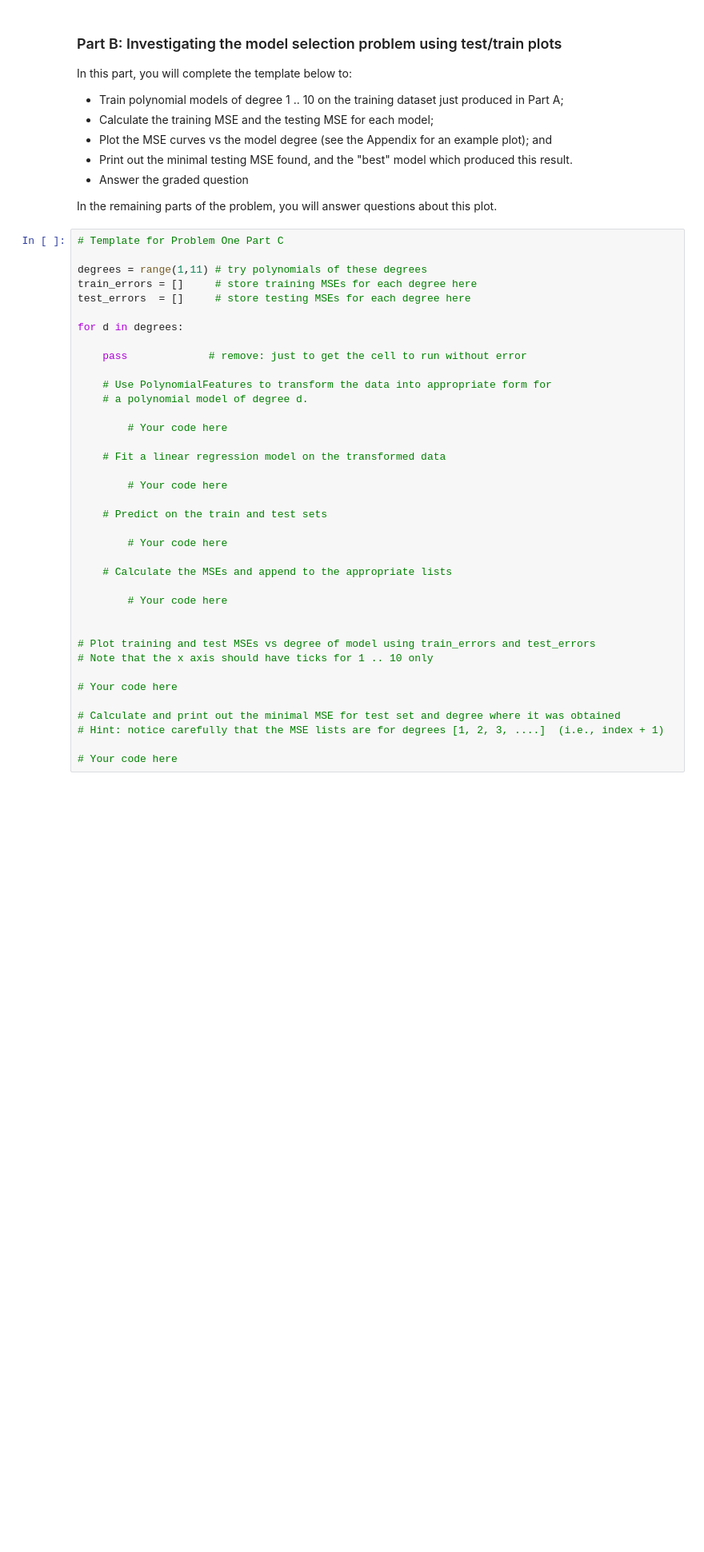
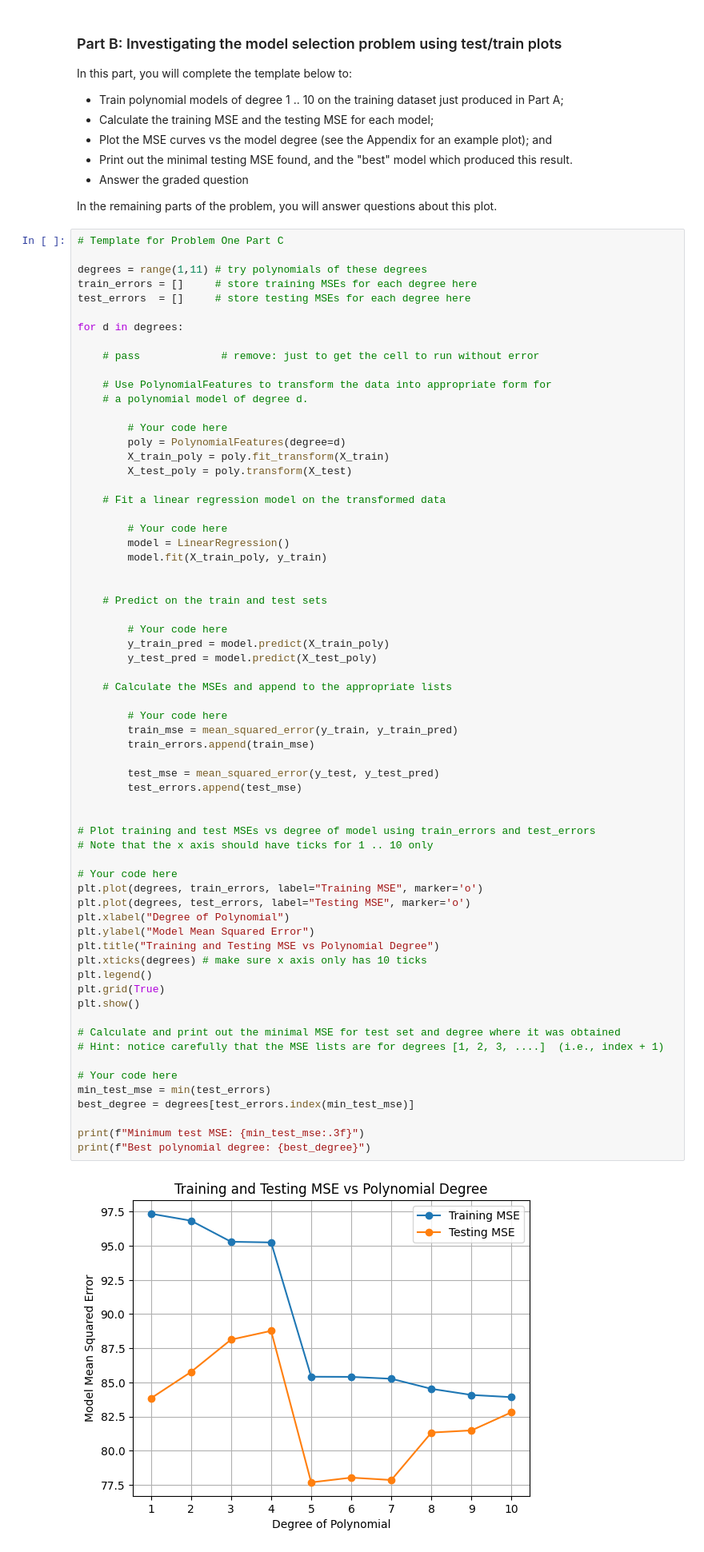
Before and after one commit to akmishra-1/Module-3-Assignments, a Jupyter notebook: Homework_03.ipynb, the cells around one changed output. Shown at 80% size. Saved outputs shown, nothing was run; the diff lists cells and outputs as text; blank space fills up the shorter version.

```diff
--- a/Homework_03.ipynb
+++ b/Homework_03.ipynb
@@ -155,32 +163,61 @@ test_errors  = []     # store testing MSEs for each degree here
 
 for d in degrees:
 
-    pass             # remove: just to get the cell to run without error
+    # pass             # remove: just to get the cell to run without error
 
     # Use PolynomialFeatures to transform the data into appropriate form for
     # a polynomial model of degree d.
 
         # Your code here
+        poly = PolynomialFeatures(degree=d)
+        X_train_poly = poly.fit_transform(X_train)
+        X_test_poly = poly.transform(X_test)
 
     # Fit a linear regression model on the transformed data
 
         # Your code here
+        model = LinearRegression()
+        model.fit(X_train_poly, y_train)
+
 
     # Predict on the train and test sets
 
         # Your code here
+        y_train_pred = model.predict(X_train_poly)
+        y_test_pred = model.predict(X_test_poly)
 
     # Calculate the MSEs and append to the appropriate lists
 
         # Your code here
+        train_mse = mean_squared_error(y_train, y_train_pred)
+        train_errors.append(train_mse)
+
+        test_mse = mean_squared_error(y_test, y_test_pred)
+        test_errors.append(test_mse)
 
 
 # Plot training and test MSEs vs degree of model using train_errors and test_errors
 # Note that the x axis should have ticks for 1 .. 10 only
 
 # Your code here
+plt.plot(degrees, train_errors, label="Training MSE", marker='o')
+plt.plot(degrees, test_errors, label="Testing MSE", marker='o')
+plt.xlabel("Degree of Polynomial")
+plt.ylabel("Model Mean Squared Error")
+plt.title("Training and Testing MSE vs Polynomial Degree")
+plt.xticks(degrees) # make sure x axis only has 10 ticks
+plt.legend()
+plt.grid(True)
+plt.show()
 
 # Calculate and print out the minimal MSE for test set and degree where it was obtained
 # Hint: notice carefully that the MSE lists are for degrees [1, 2, 3, ....]  (i.e., index + 1)
 
 # Your code here
+min_test_mse = min(test_errors)
+best_degree = degrees[test_errors.index(min_test_mse)]
+
+print(f"Minimum test MSE: {min_test_mse:.3f}")
+print(f"Best polynomial degree: {best_degree}")
+# %% [output]
+[figure, added]
```
Also changed, not shown: parts of 28 cells of this notebook.
